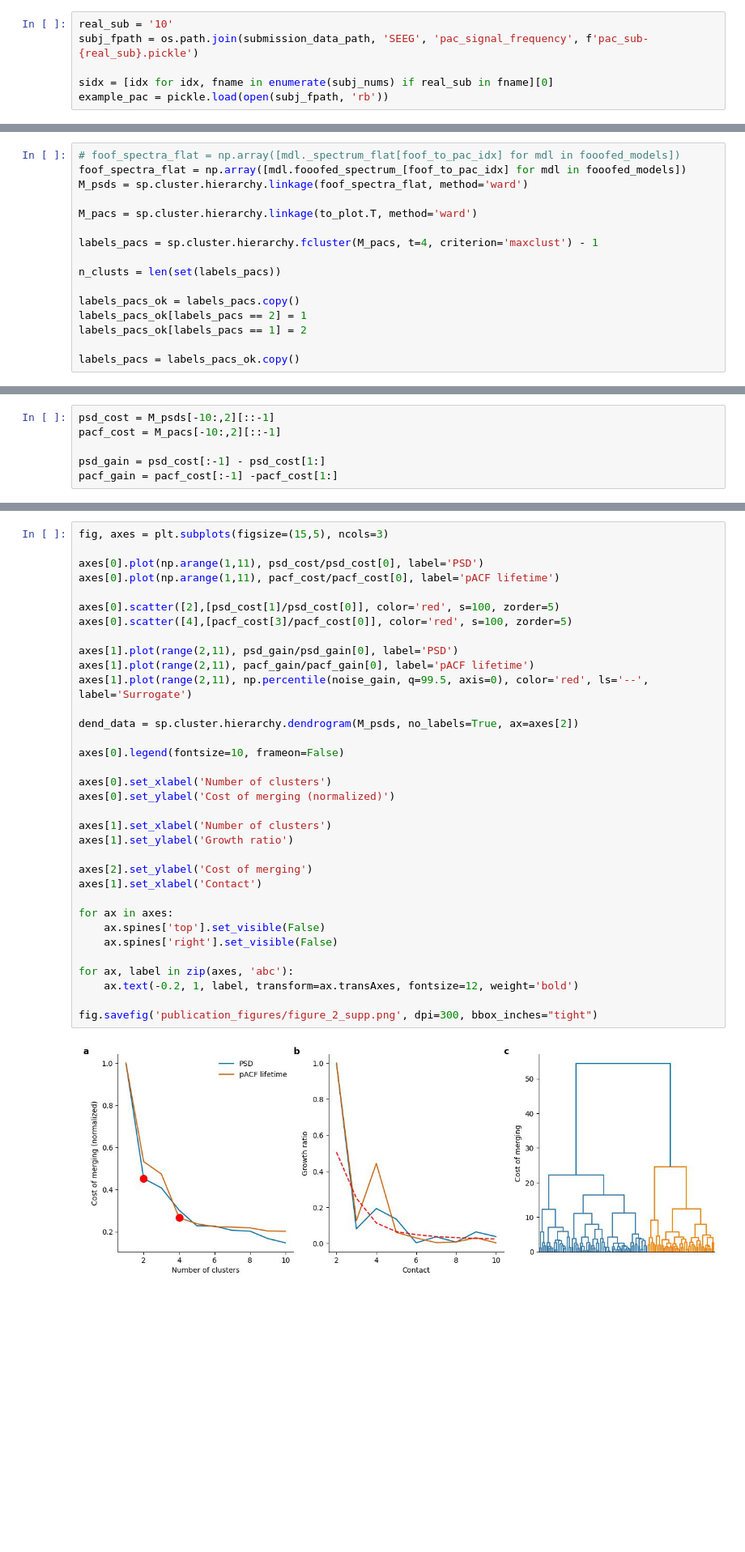
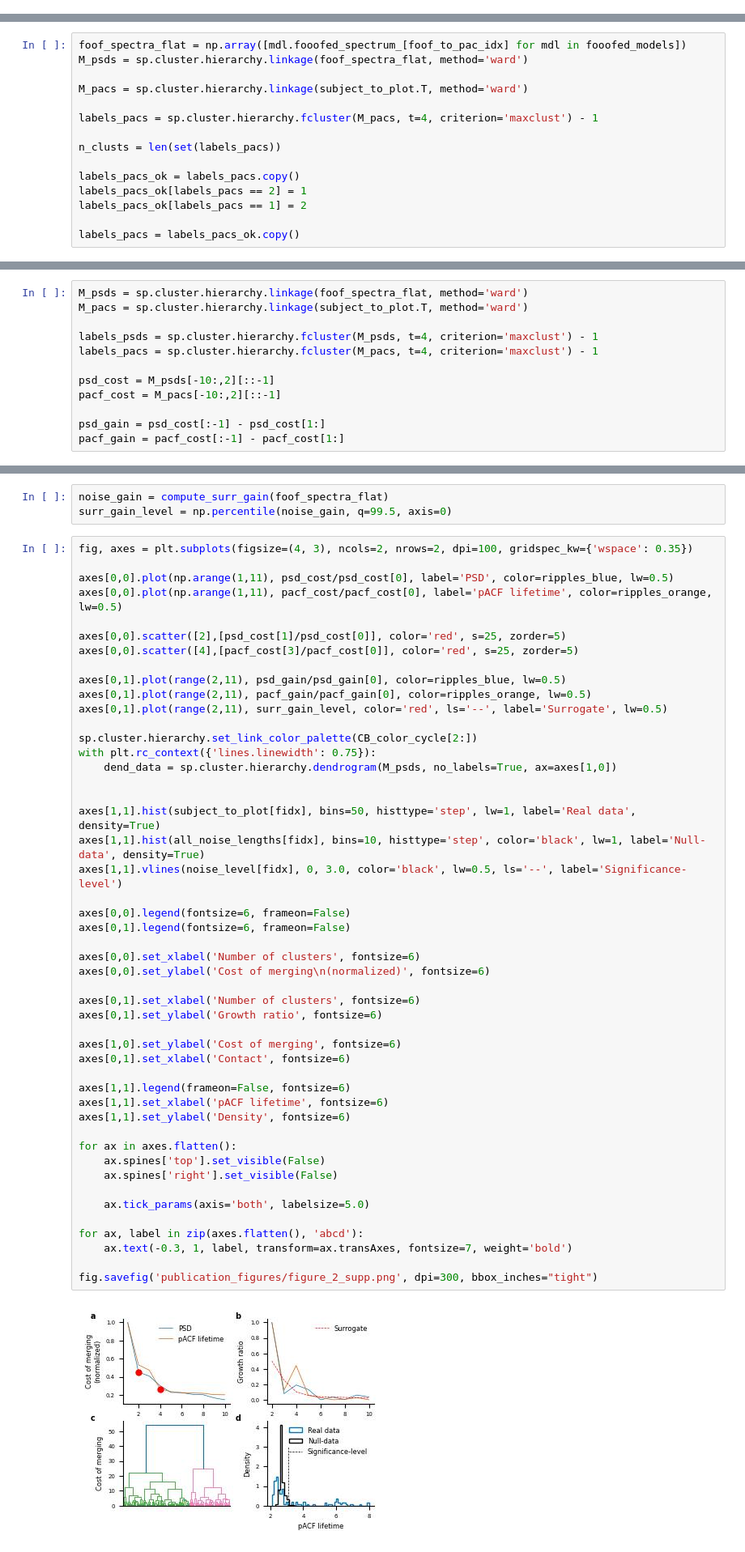
Before and after one commit to palvalab/discovering_rhythmicity, a Jupyter notebook: plot_figure_2_individual_pac.ipynb, the cells around one changed output, grey strips where cells are left out. Shown at 81% size. Drawn from its saved outputs; the diff is of its cells as text; blank space fills up the shorter version.

```diff
--- a/plot_figure_2_individual_pac.ipynb
+++ b/plot_figure_2_individual_pac.ipynb
@@ -122,6 +31,0 @@ passing 60
-# %%
-real_sub = '10'
-subj_fpath = os.path.join(submission_data_path, 'SEEG', 'pac_signal_frequency', f'pac_sub-{real_sub}.pickle')
-
-sidx = [idx for idx, fname in enumerate(subj_nums) if real_sub in fname][0]
-example_pac = pickle.load(open(subj_fpath, 'rb'))
@@ -192,11 +100,10 @@ fooofed_models = Parallel(n_jobs=32)(delayed(get_foof_model)(pxxf, spectrum) for
 
 foof_to_pac_idx = np.abs(fooof_pxxf.reshape(1,-1) - f_vals.reshape(-1,1)).argmin(axis=-1)
 # %%
-# foof_spectra_flat = np.array([mdl._spectrum_flat[foof_to_pac_idx] for mdl in fooofed_models])
 foof_spectra_flat = np.array([mdl.fooofed_spectrum_[foof_to_pac_idx] for mdl in fooofed_models])
 M_psds = sp.cluster.hierarchy.linkage(foof_spectra_flat, method='ward')
 
-M_pacs = sp.cluster.hierarchy.linkage(to_plot.T, method='ward')
+M_pacs = sp.cluster.hierarchy.linkage(subject_to_plot.T, method='ward')
 
 labels_pacs = sp.cluster.hierarchy.fcluster(M_pacs, t=4, criterion='maxclust') - 1
 
@@ -428,6 +350,12 @@ for format in ['svg', 'pdf']:
 # %%
+M_psds = sp.cluster.hierarchy.linkage(foof_spectra_flat, method='ward')
+M_pacs = sp.cluster.hierarchy.linkage(subject_to_plot.T, method='ward')
+
+labels_psds = sp.cluster.hierarchy.fcluster(M_psds, t=4, criterion='maxclust') - 1
+labels_pacs = sp.cluster.hierarchy.fcluster(M_pacs, t=4, criterion='maxclust') - 1
+
 psd_cost = M_psds[-10:,2][::-1]
 pacf_cost = M_pacs[-10:,2][::-1]
 
 psd_gain = psd_cost[:-1] - psd_cost[1:]
-pacf_gain = pacf_cost[:-1] -pacf_cost[1:]
+pacf_gain = pacf_cost[:-1] - pacf_cost[1:]
@@ -453,36 +362,53 @@ for i in range(noise_gain.shape[0]):
+# %%
+noise_gain = compute_surr_gain(foof_spectra_flat)
+surr_gain_level = np.percentile(noise_gain, q=99.5, axis=0)
 # %%
-fig, axes = plt.subplots(figsize=(15,5), ncols=3)
+fig, axes = plt.subplots(figsize=(4, 3), ncols=2, nrows=2, dpi=100, gridspec_kw={'wspace': 0.35})
 
-axes[0].plot(np.arange(1,11), psd_cost/psd_cost[0], label='PSD')
-axes[0].plot(np.arange(1,11), pacf_cost/pacf_cost[0], label='pACF lifetime')
+axes[0,0].plot(np.arange(1,11), psd_cost/psd_cost[0], label='PSD', color=ripples_blue, lw=0.5)
+axes[0,0].plot(np.arange(1,11), pacf_cost/pacf_cost[0], label='pACF lifetime', color=ripples_orange, lw=0.5)
 
-axes[0].scatter([2],[psd_cost[1]/psd_cost[0]], color='red', s=100, zorder=5)
-axes[0].scatter([4],[pacf_cost[3]/pacf_cost[0]], color='red', s=100, zorder=5)
+axes[0,0].scatter([2],[psd_cost[1]/psd_cost[0]], color='red', s=25, zorder=5)
+axes[0,0].scatter([4],[pacf_cost[3]/pacf_cost[0]], color='red', s=25, zorder=5)
 
-axes[1].plot(range(2,11), psd_gain/psd_gain[0], label='PSD')
-axes[1].plot(range(2,11), pacf_gain/pacf_gain[0], label='pACF lifetime')
-axes[1].plot(range(2,11), np.percentile(noise_gain, q=99.5, axis=0), color='red', ls='--', label='Surrogate')
+axes[0,1].plot(range(2,11), psd_gain/psd_gain[0], color=ripples_blue, lw=0.5)
+axes[0,1].plot(range(2,11), pacf_gain/pacf_gain[0], color=ripples_orange, lw=0.5)
+axes[0,1].plot(range(2,11), surr_gain_level, color='red', ls='--', label='Surrogate', lw=0.5)
 
-dend_data = sp.cluster.hierarchy.dendrogram(M_psds, no_labels=True, ax=axes[2])
+sp.cluster.hierarchy.set_link_color_palette(CB_color_cycle[2:])
+with plt.rc_context({'lines.linewidth': 0.75}):
+    dend_data = sp.cluster.hierarchy.dendrogram(M_psds, no_labels=True, ax=axes[1,0])
 
-axes[0].legend(fontsize=10, frameon=False)
 
-axes[0].set_xlabel('Number of clusters')
-axes[0].set_ylabel('Cost of merging (normalized)')
+axes[1,1].hist(subject_to_plot[fidx], bins=50, histtype='step', lw=1, label='Real data', density=True)
+axes[1,1].hist(all_noise_lengths[fidx], bins=10, histtype='step', color='black', lw=1, label='Null-data', density=True)
+axes[1,1].vlines(noise_level[fidx], 0, 3.0, color='black', lw=0.5, ls='--', label='Significance-level')
 
-axes[1].set_xlabel('Number of clusters')
-axes[1].set_ylabel('Growth ratio')
+axes[0,0].legend(fontsize=6, frameon=False)
+axes[0,1].legend(fontsize=6, frameon=False)
 
-axes[2].set_ylabel('Cost of merging')
-axes[1].set_xlabel('Contact')
+axes[0,0].set_xlabel('Number of clusters', fontsize=6)
+axes[0,0].set_ylabel('Cost of merging\n(normalized)', fontsize=6)
 
-for ax in axes:
+axes[0,1].set_xlabel('Number of clusters', fontsize=6)
+axes[0,1].set_ylabel('Growth ratio', fontsize=6)
+
+axes[1,0].set_ylabel('Cost of merging', fontsize=6)
+axes[0,1].set_xlabel('Contact', fontsize=6)
+
+axes[1,1].legend(frameon=False, fontsize=6)
+axes[1,1].set_xlabel('pACF lifetime', fontsize=6)
+axes[1,1].set_ylabel('Density', fontsize=6)
+
+for ax in axes.flatten():
     ax.spines['top'].set_visible(False)
     ax.spines['right'].set_visible(False)
 
-for ax, label in zip(axes, 'abc'):
-    ax.text(-0.2, 1, label, transform=ax.transAxes, fontsize=12, weight='bold')
+    ax.tick_params(axis='both', labelsize=5.0)
+
+for ax, label in zip(axes.flatten(), 'abcd'):
+    ax.text(-0.3, 1, label, transform=ax.transAxes, fontsize=7, weight='bold')
 
 fig.savefig('publication_figures/figure_2_supp.png', dpi=300, bbox_inches="tight")
 # %% [output]
-[figure, old version]
+[figure, new version]
```
Also changed, not shown: parts of 12 cells of this notebook, 13 other files.
